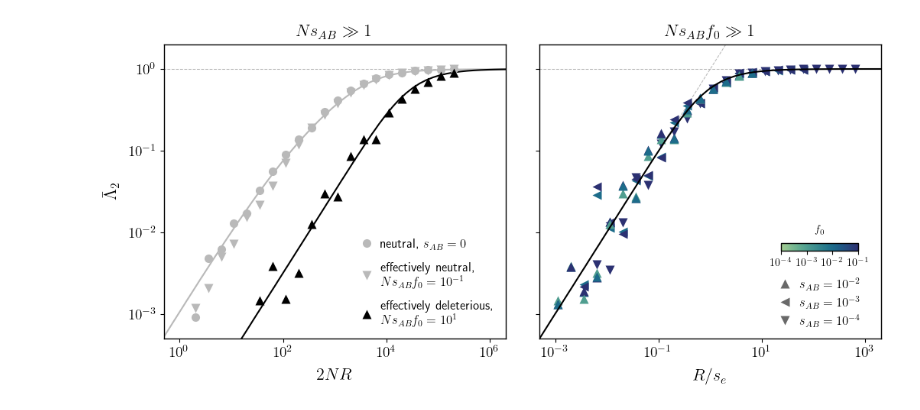
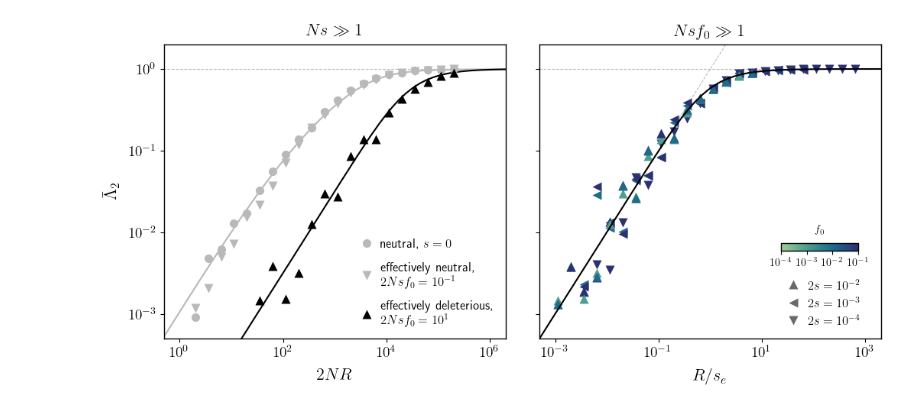
Before and after one commit to alyulina/linkage-equilibrium, a Jupyter notebook: figures/fig3.ipynb, the cells around one changed output. Drawn from its saved outputs; the diff is of its cells as text; code cells hidden in the pictures.

```diff
--- a/figures/fig3.ipynb
+++ b/figures/fig3.ipynb
@@ -94,7 +94,7 @@ for c in range(2):
         regime = 'r'
 
         # this is for the legend
-        plt.loglog([1e-10], [1e-10], 'o', markersize=8, markeredgecolor='#00000000', markerfacecolor=grey, label='neutral, ' + '$s_{AB}=0$')
+        plt.loglog([1e-10], [1e-10], 'o', markersize=8, markeredgecolor='#00000000', markerfacecolor=grey, label='neutral, ' + '$s=0$')
 
         xs = []; ys = []
         for j, f in enumerate(points[regime]['fs'][:-7]):
@@ -117,7 +117,7 @@ for c in range(2):
         regime = 'r_selAB=1e-4'; s = 1e-4
 
         # this is for the legend
-        plt.loglog([1e-10], [1e-10], 'v', markersize=8, markeredgecolor='#00000000', markerfacecolor=grey, label='effectively neutral,\n' + '$Ns_{AB}f_0 = 10^{-1}$')
+        plt.loglog([1e-10], [1e-10], 'v', markersize=8, markeredgecolor='#00000000', markerfacecolor=grey, label='effectively neutral,\n' + '$2Nsf_0 = 10^{-1}$')
 
         for j, f in enumerate(points[regime]['fs'][:-7]):
             if f != 0.001:
@@ -136,7 +136,7 @@ for c in range(2):
         regime = 'r_selAB=1e-2'; s = 1e-2
 
         # this is for the legend
-        plt.loglog([1e-10], [1e-10], '^', markersize=8, markeredgecolor='#00000000', markerfacecolor='#000000', label='effectively deleterious,\n' + '$Ns_{AB}f_0 =10^1$')
+        plt.loglog([1e-10], [1e-10], '^', markersize=8, markeredgecolor='#00000000', markerfacecolor='#000000', label='effectively deleterious,\n' + '$2Nsf_0 =10^1$')
 
         for j, f in enumerate(points[regime]['fs'][:-7]):
             if f != 0.001:
@@ -163,7 +163,7 @@ for c in range(2):
 
         plt.ylabel("$\\bar{\\Lambda}_2$", fontsize=16, labelpad=8)
         plt.xlabel(r"$2NR$", fontsize=16, labelpad=8)
-        plt.title(r"$Ns_{AB} \gg 1$", fontsize=16, pad=8)
+        plt.title(r"$Ns \gg 1$", fontsize=16, pad=8)
 
         plt.legend(frameon=False, fontsize=12, loc='lower right', handletextpad=0.1, labelspacing=1.01);
 
@@ -219,35 +219,35 @@ for c in range(2):
         # reshuffling points before plotting
         random.seed(123)
         idx = sorted(range(len(xs)), key=lambda x: random.random())
         for i in idx:
             plt.loglog(xs[i], ys[i], '^', markersize=8, markeredgewidth=0.5, markeredgecolor=cs[i] + '00', markerfacecolor=cs[i]) # label="$s_{A,B} = 10^{-2}$" + ", " + '$f_0=$' + "$10^{" + '{:0.0f}'.format(math.log10(f)) + "}$"
 
         # this is for the legend
-        plt.loglog([1e-5], [1e-5], '^', markersize=8, markeredgecolor='#00000000', markerfacecolor=dark_grey, label="$s_{AB} = 10^{-2}$")
-        plt.loglog([1e-5], [1e-5], '<', markersize=8, markeredgecolor='#00000000', markerfacecolor=dark_grey, label="$s_{AB} = 10^{-3}$")
-        plt.loglog([1e-5], [1e-5], 'v', markersize=8, markeredgecolor='#00000000', markerfacecolor=dark_grey, label="$s_{AB} = 10^{-4}$")
+        plt.loglog([1e-5], [1e-5], '^', markersize=8, markeredgecolor='#00000000', markerfacecolor=dark_grey, label="$2s = 10^{-2}$")
+        plt.loglog([1e-5], [1e-5], '<', markersize=8, markeredgecolor='#00000000', markerfacecolor=dark_grey, label="$2s = 10^{-3}$")
+        plt.loglog([1e-5], [1e-5], 'v', markersize=8, markeredgecolor='#00000000', markerfacecolor=dark_grey, label="$2s = 10^{-4}$")
 
 
         plt.xticks([1e-3, 1e-1, 1e1, 1e3],
                    ['$10^{-3}$', '$10^{-1}$','$10^{1}$', '$10^{3}$'])
         plt.yticks([1e-4, 1e-3, 1e-2, 1e-1, 1e0],
                    [])
         plt.ylim([5e-4, 2])
         plt.xlim([5e-4, 2e3])
 
         plt.minorticks_off()
         plt.tick_params(axis='both', labelsize=14)
 
         plt.xlabel(r"$R / s_e$", fontsize=16, labelpad=8)
-        plt.title(r"$Ns_{AB}f_0 \gg 1$", fontsize=16, pad=8)
+        plt.title(r"$Nsf_0 \gg 1$", fontsize=16, pad=8)
 
         plt.legend(frameon=False, fontsize=12, loc='lower right', bbox_to_anchor=(0.4725, 0.0, 0.5, 0.5), handletextpad=0.1);
 
         cbar_ax2 = fig.add_axes([0.792, 0.34, 0.083, 0.02])
         cbar = plt.colorbar(cmap, alpha=1, cax=cbar_ax2, orientation='horizontal', shrink=0.5, ticks=[-4, -3, -2, -1])
         cbar.ax.set_xticklabels(['$10^{-4}$', '$10^{-3}$', '$10^{-2}$', '$10^{-1}$']);
         cbar.set_label('$f_0$', labelpad=-40, y=0.45)
 
 plt.savefig('fig3.pdf',dpi=600,bbox_inches='tight')
 # %% [output]
-[figure, old version]
+[figure, new version]
```
Also changed, not shown: 2 other files.
